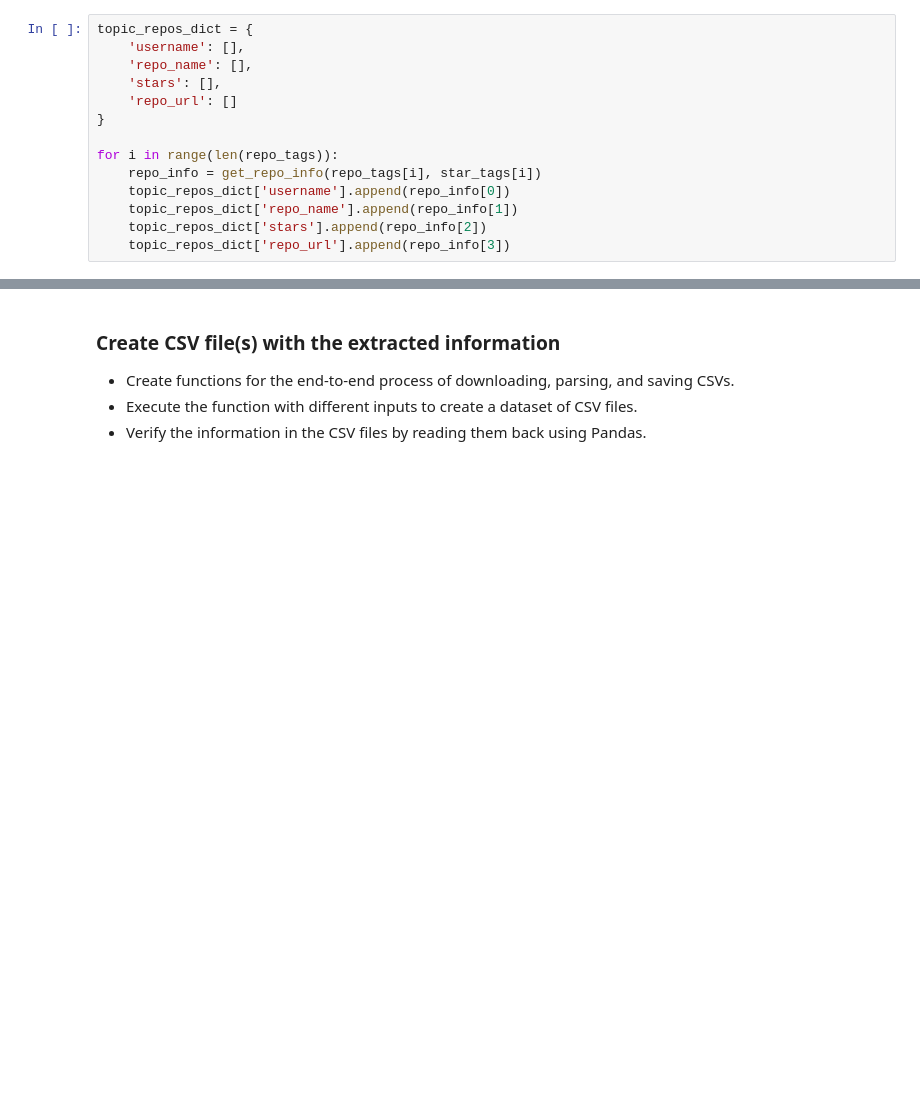
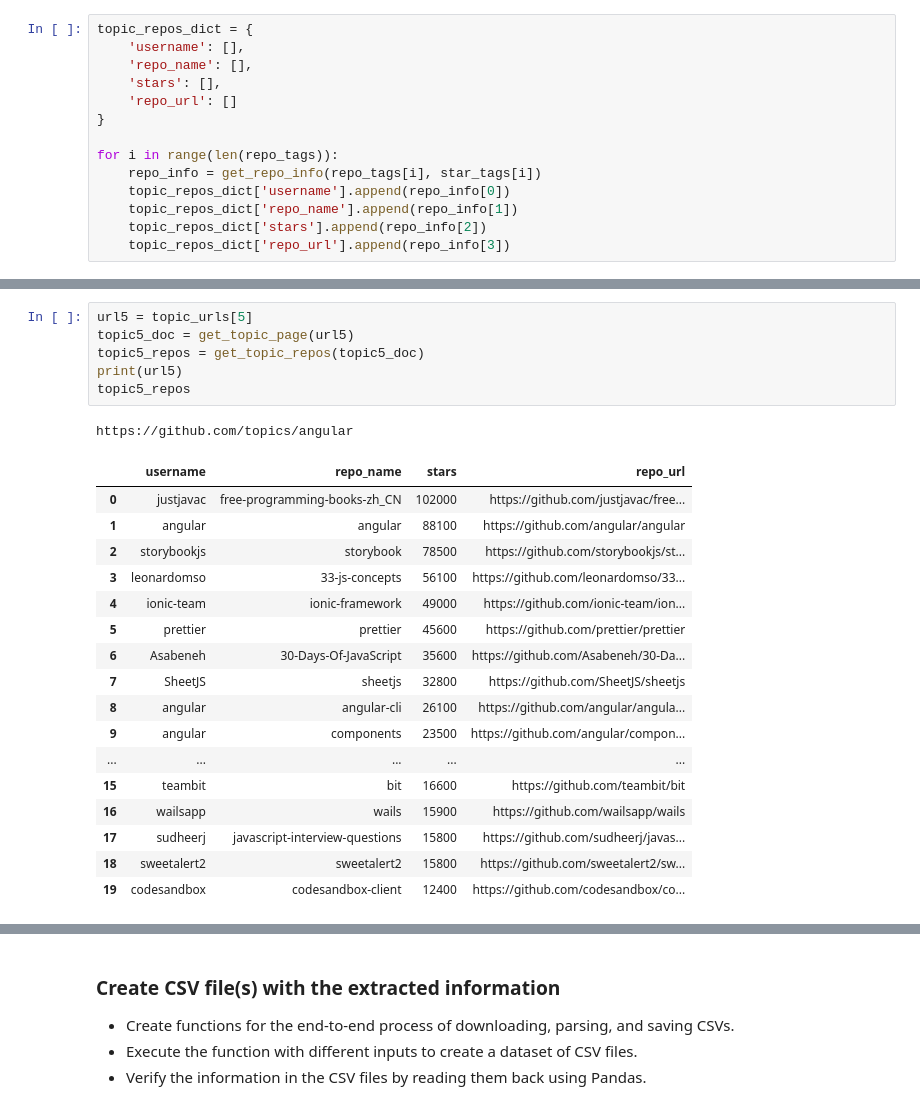
Before and after one commit to colbydeason/github-repo-scraper, a Jupyter notebook: scraper.ipynb, the cells around one changed output, grey strips where cells are left out. Drawn from its saved outputs; the diff is of its cells as text; blank space fills up the shorter version.

```diff
--- a/scraper.ipynb
+++ b/scraper.ipynb
@@ -201,0 +270,25 @@ for i in range(len(repo_tags)):
+# %%
+url5 = topic_urls[5]
+topic5_doc = get_topic_page(url5)
+topic5_repos = get_topic_repos(topic5_doc)
+print(url5)
+topic5_repos
+# %% [output]
+https://github.com/topics/angular
+|  | username | repo_name | stars | repo_url |
+| 0 | justjavac | free-programming-books-zh_CN | 102000 | https://github.com/justjavac/free... |
+| 1 | angular | angular | 88100 | https://github.com/angular/angular |
+| 2 | storybookjs | storybook | 78500 | https://github.com/storybookjs/st... |
+| 3 | leonardomso | 33-js-concepts | 56100 | https://github.com/leonardomso/33... |
+| 4 | ionic-team | ionic-framework | 49000 | https://github.com/ionic-team/ion... |
+| 5 | prettier | prettier | 45600 | https://github.com/prettier/prettier |
+| 6 | Asabeneh | 30-Days-Of-JavaScript | 35600 | https://github.com/Asabeneh/30-Da... |
+| 7 | SheetJS | sheetjs | 32800 | https://github.com/SheetJS/sheetjs |
+| 8 | angular | angular-cli | 26100 | https://github.com/angular/angula... |
+| 9 | angular | components | 23500 | https://github.com/angular/compon... |
+| ... | ... | ... | ... | ... |
+| 15 | teambit | bit | 16600 | https://github.com/teambit/bit |
+| 16 | wailsapp | wails | 15900 | https://github.com/wailsapp/wails |
+| 17 | sudheerj | javascript-interview-questions | 15800 | https://github.com/sudheerj/javas... |
+| 18 | sweetalert2 | sweetalert2 | 15800 | https://github.com/sweetalert2/sw... |
+| 19 | codesandbox | codesandbox-client | 12400 | https://github.com/codesandbox/co... |
```
Also changed, not shown: parts of 12 cells of this notebook, 1 other file.
